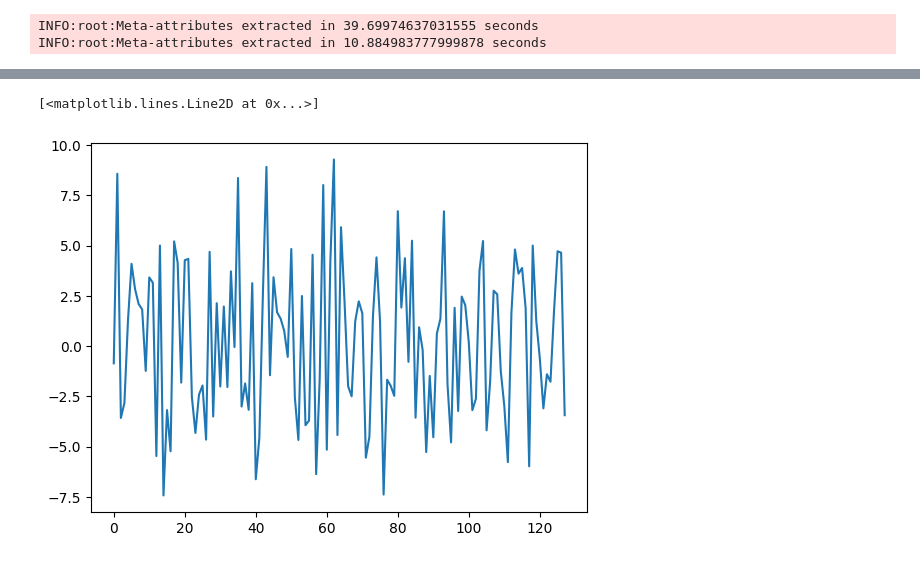
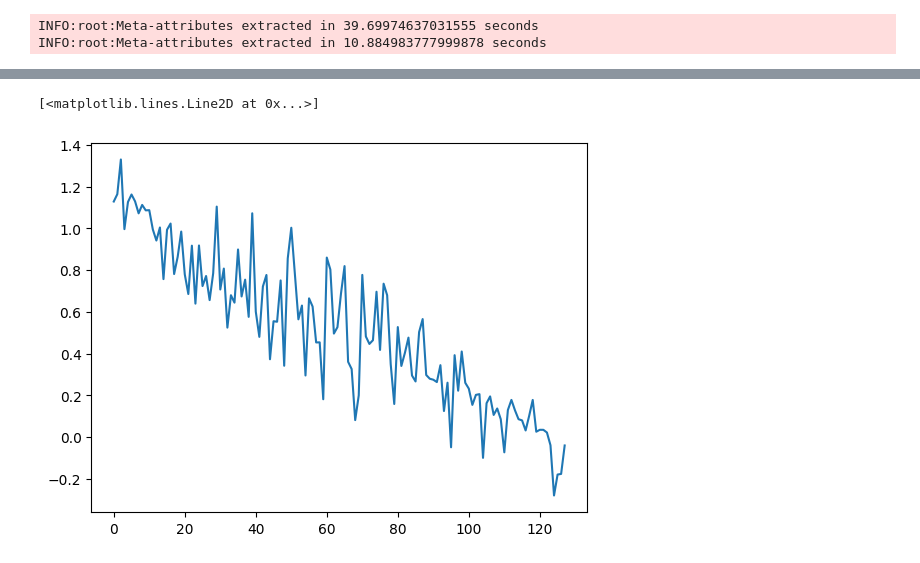
Before and after one commit to dasolma/diffLIME, a Jupyter notebook: src/phm_framework/notebooks/Generate Signal DS.ipynb, the cells around one changed output, grey strips where cells are left out. Saved outputs shown, nothing was run; the diff lists cells and outputs as text; code cells hidden in the pictures.

```diff
--- a/src/phm_framework/notebooks/Generate Signal DS.ipynb
+++ b/src/phm_framework/notebooks/Generate Signal DS.ipynb
@@ -307,16 +310,16 @@ def plot_clusters(series_temporales, labels, centroids, n_clusters):
 N  = 1000
 indexes = np.arange(1, X_train.shape[0])
 np.random.shuffle(indexes)
-envolventes  = [extraer_envolventes(X_train[indexes[i]]) for i in range(N)]
+
+envolventes  = [extraer_envolventes(eliminar_pendiente(X_train[indexes[i]])) for i in range(N)]
 series_temporales = np.abs(np.array(envolventes)[:N, 0] -  np.array(envolventes)[:N, 1])
 series_temporales = np.array(envolventes)[:N, 0]
-
 series_temporales = np.array(envolventes)[:N, :, :]
 
 
 # Aplicar clustering con K-means y DTW
 n_clusters = 10
-labels, centroids = clusterizar_series_temporales(series_temporales, n_clusters, metric='dtw')
+labels, centroids, stds = clusterizar_series_temporales(series_temporales, n_clusters, metric='dtw')
 print("finalizado")
 # Dibujar clusters
-plot_clusters(series_temporales, labels, centroids, n_clusters)
+plot_clusters(series_temporales, labels, centroids, stds, n_clusters)
@@ -388,25 +433,27 @@ def ajustar_a_envolventes_preservando_forma(señal_original, envolvente_superior
 # %%
-N = 10000
+N = 100
 time = np.linspace(0, 10, 128)
 frec1 = np.random.uniform(0.1, 1, N) * np.pi
 frec2 = np.random.uniform(0.1, 1, N) * np.pi
-pend = np.random.uniform(-0.1, 0.1, N)
+pend = np.random.uniform(-0.01, 0.01, N)
 noise = np.random.uniform(0, 1, N)
 
 frencuencias = [np.random.uniform(0.1, 1, N) * np.pi for _ in range(10)]
 X_sin = np.array([time] * N)
 
 for i in range(N):
     s = np.zeros((128,))
     for f in frencuencias:
         s += np.sin(X_sin[i] * 2 * f[i])
         s = s + np.random.normal(size=s.shape) * noise[i]
+        s, _ = ajustar_a_envolventes_preservando_forma(s,  centroids[e][0], centroids[e][1])
+        s = ajustar_pendiente_y_escalar(s, pend[i])
         X_sin[i] = s
 
-plt.plot(X_sin[4])
+plt.plot(X_sin[8])
 # %% [output]
 [<matplotlib.lines.Line2D at 0x...>]
-[figure, old version]
+[figure, new version]
 # %%
 def ajustar_a_envolventes_preservando_forma(señal_original, envolvente_superior, envolvente_inferior):
     """
```
Also changed, not shown: parts of 5 cells of this notebook.
